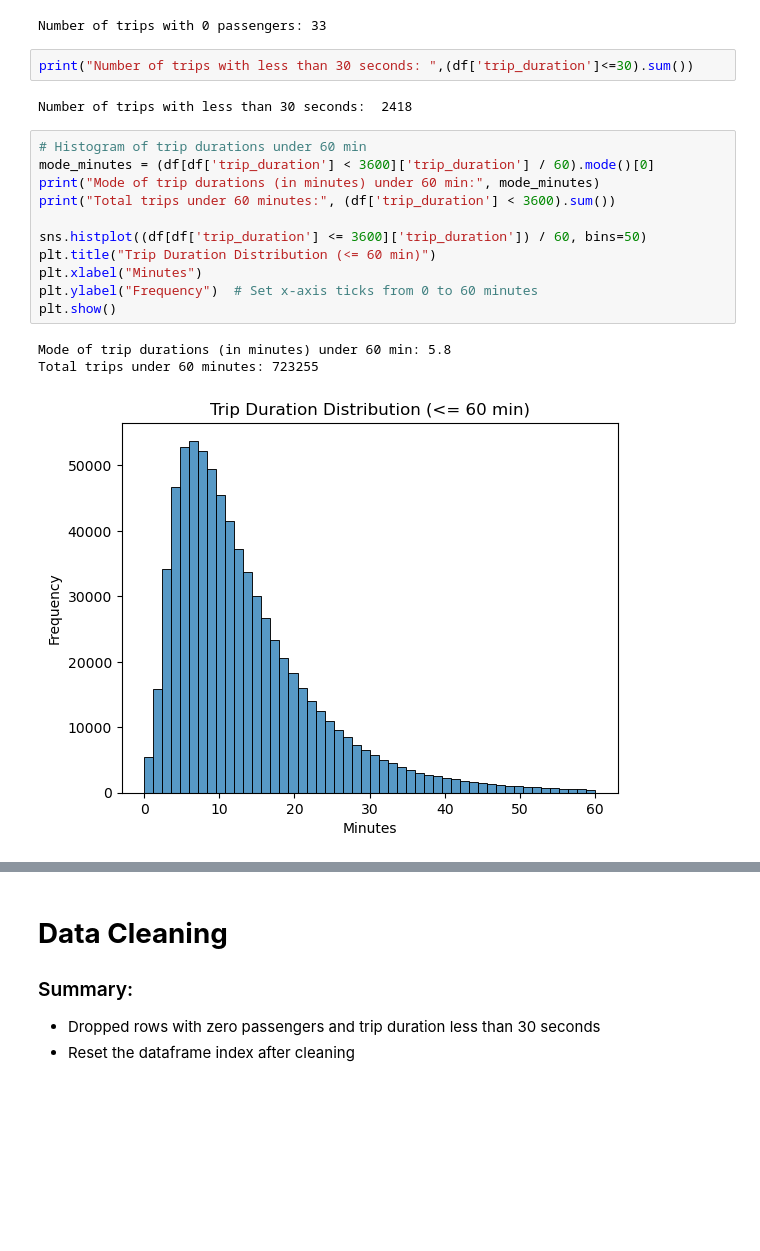
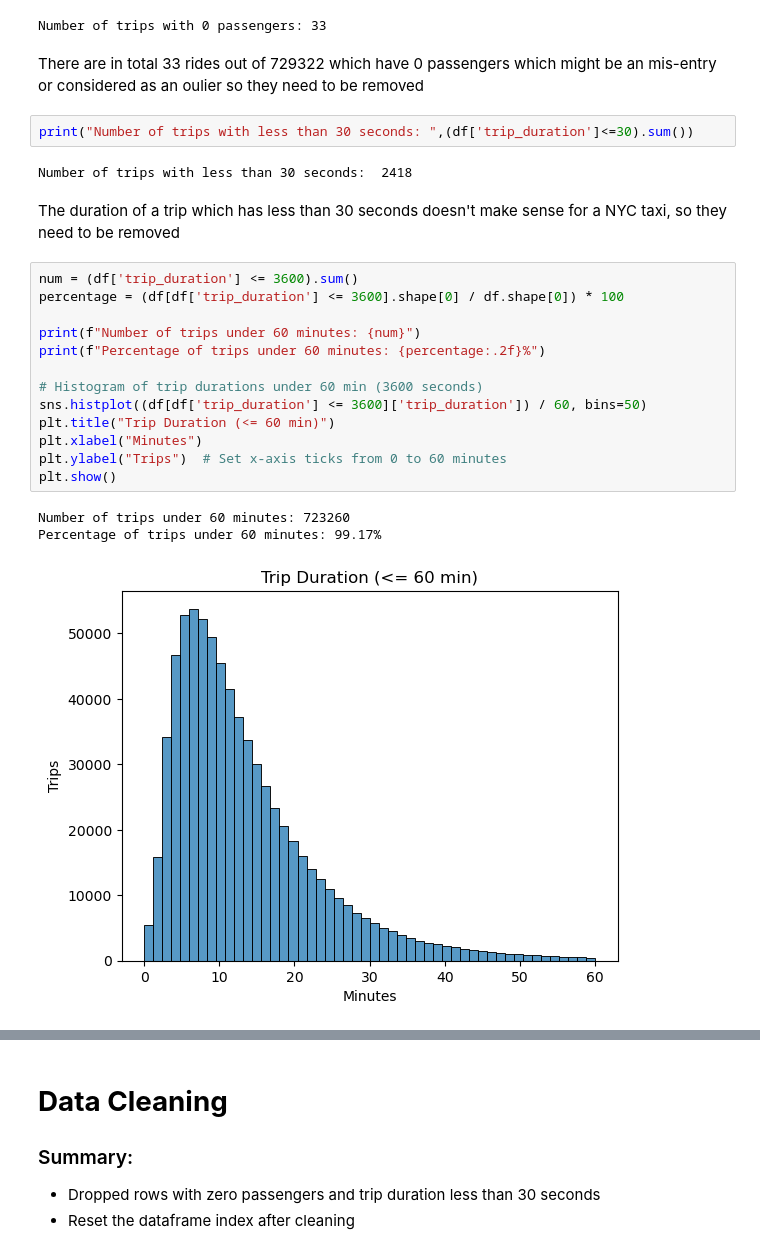
Before and after one commit to akshaygrandhi123/Fractal_EDA_Preboarding, a Jupyter notebook: Grandhi_Akshay_b3.ipynb, the cells around one changed output, grey strips where cells are left out. Saved outputs shown, nothing was run; the diff lists cells and outputs as text; blank space fills up the shorter version.

```diff
--- a/EDA.ipynb
+++ b/Grandhi_Akshay_b3.ipynb
@@ -206,25 +246,31 @@ Y                     4040       0
 print(f"Number of trips with 0 passengers: {(df['passenger_count'] == 0).sum()}")
 # %% [output]
 Number of trips with 0 passengers: 33
+# %% [markdown]
+There are in total 33 rides out of 729322 which have 0 passengers which might be an mis-entry or considered as an oulier so they need to be removed
 # %%
 print("Number of trips with less than 30 seconds: ",(df['trip_duration']<=30).sum())
 # %% [output]
 Number of trips with less than 30 seconds:  2418
+# %% [markdown]
+The duration of a trip which has less than 30 seconds doesn't make sense for a NYC taxi, so they need to be removed
 # %%
-# Histogram of trip durations under 60 min
-mode_minutes = (df[df['trip_duration'] < 3600]['trip_duration'] / 60).mode()[0]
-print("Mode of trip durations (in minutes) under 60 min:", mode_minutes)
-print("Total trips under 60 minutes:", (df['trip_duration'] < 3600).sum())
+num = (df['trip_duration'] <= 3600).sum()
+percentage = (df[df['trip_duration'] <= 3600].shape[0] / df.shape[0]) * 100
 
+print(f"Number of trips under 60 minutes: {num}")
+print(f"Percentage of trips under 60 minutes: {percentage:.2f}%")
+
+# Histogram of trip durations under 60 min (3600 seconds)
 sns.histplot((df[df['trip_duration'] <= 3600]['trip_duration']) / 60, bins=50)
-plt.title("Trip Duration Distribution (<= 60 min)")
+plt.title("Trip Duration (<= 60 min)")
 plt.xlabel("Minutes")
-plt.ylabel("Frequency")  # Set x-axis ticks from 0 to 60 minutes
+plt.ylabel("Trips")  # Set x-axis ticks from 0 to 60 minutes
 plt.show()
 # %% [output]
-Mode of trip durations (in minutes) under 60 min: 5.8
-Total trips under 60 minutes: 723255
+Number of trips under 60 minutes: 723260
+Percentage of trips under 60 minutes: 99.17%
-[figure, old version]
+[figure, new version]
 # %% [markdown]
 **Inference ( Data Understanding )**:
 1. Given datset is of 2 vendors and 9 different passanger counts
```
Also changed, not shown: parts of 17 cells of this notebook, 1 other file.
